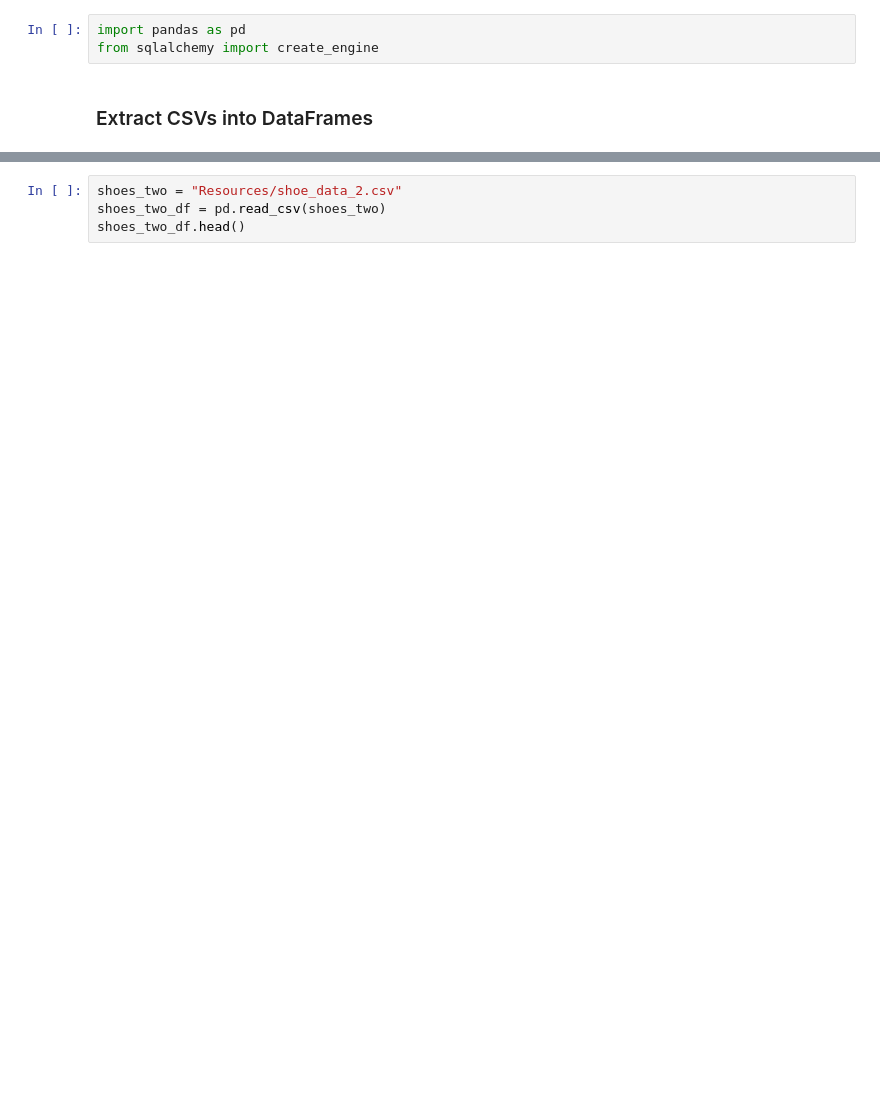
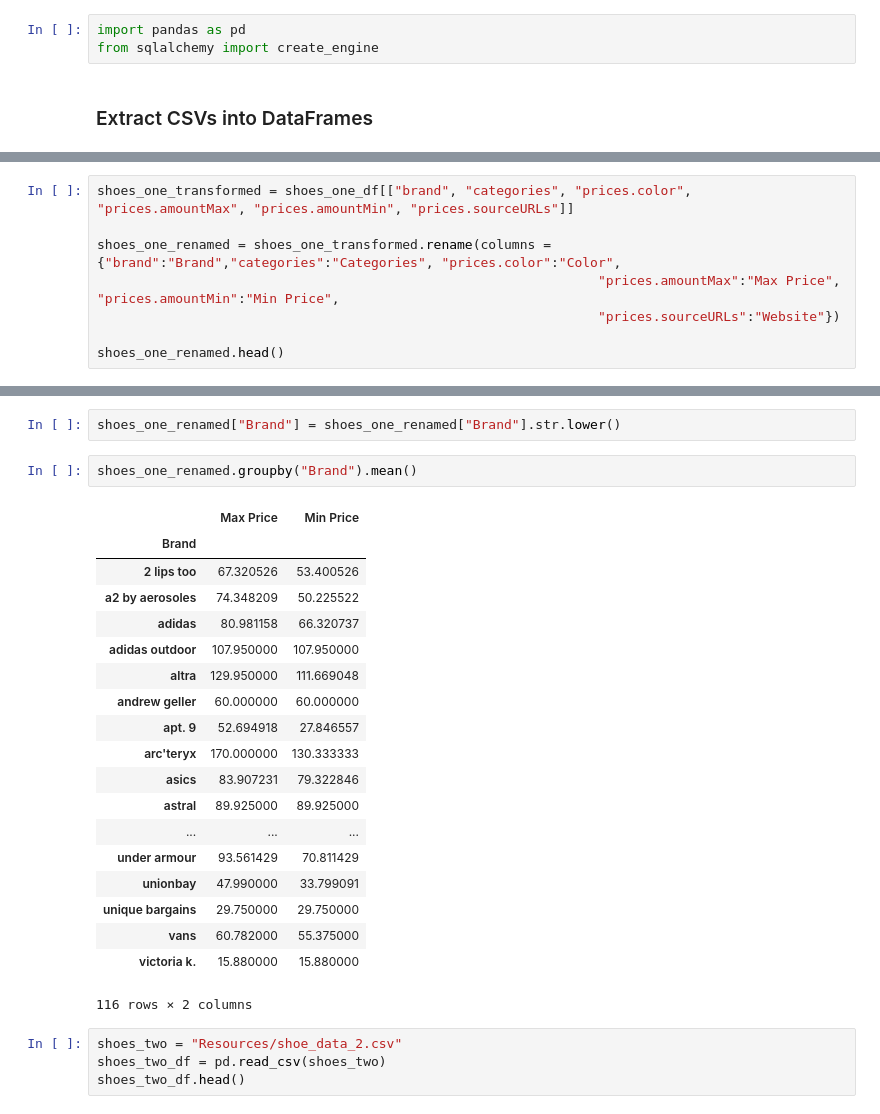
Before and after one commit to jazminhicks/ETL, a Jupyter notebook: shoes_etl.ipynb, the cells around one changed output, grey strips where cells are left out. Saved outputs shown, nothing was run; the diff lists cells and outputs as text; blank space fills up the shorter version.

```diff
--- a/shoes_etl.ipynb
+++ b/shoes_etl.ipynb
@@ -17,0 +54,8 @@ shoes_one_df.head()
+# %%
+shoes_one_transformed = shoes_one_df[["brand", "categories", "prices.color", "prices.amountMax", "prices.amountMin", "prices.sourceURLs"]]
+
+shoes_one_renamed = shoes_one_transformed.rename(columns = {"brand":"Brand","categories":"Categories", "prices.color":"Color",
+                                                                "prices.amountMax":"Max Price", "prices.amountMin":"Min Price",
+                                                                "prices.sourceURLs":"Website"})
+
+shoes_one_renamed.head()
@@ -18,3 +69,27 @@ shoes_one_df.head()
+# %%
+shoes_one_renamed["Brand"] = shoes_one_renamed["Brand"].str.lower()
+# %%
+shoes_one_renamed.groupby("Brand").mean()
+# %% [output]
+|  | Max Price | Min Price |
+| Brand |  |  |
+| 2 lips too | 67.320526 | 53.400526 |
+| a2 by aerosoles | 74.348209 | 50.225522 |
+| adidas | 80.981158 | 66.320737 |
+| adidas outdoor | 107.950000 | 107.950000 |
+| altra | 129.950000 | 111.669048 |
+| andrew geller | 60.000000 | 60.000000 |
+| apt. 9 | 52.694918 | 27.846557 |
+| arc'teryx | 170.000000 | 130.333333 |
+| asics | 83.907231 | 79.322846 |
+| astral | 89.925000 | 89.925000 |
+| ... | ... | ... |
+| under armour | 93.561429 | 70.811429 |
+| unionbay | 47.990000 | 33.799091 |
+| unique bargains | 29.750000 | 29.750000 |
+| vans | 60.782000 | 55.375000 |
+| victoria k. | 15.880000 | 15.880000 |
+116 rows × 2 columns
 # %%
 shoes_two = "Resources/shoe_data_2.csv"
 shoes_two_df = pd.read_csv(shoes_two)
```
Also changed, not shown: parts of 11 cells of this notebook.
